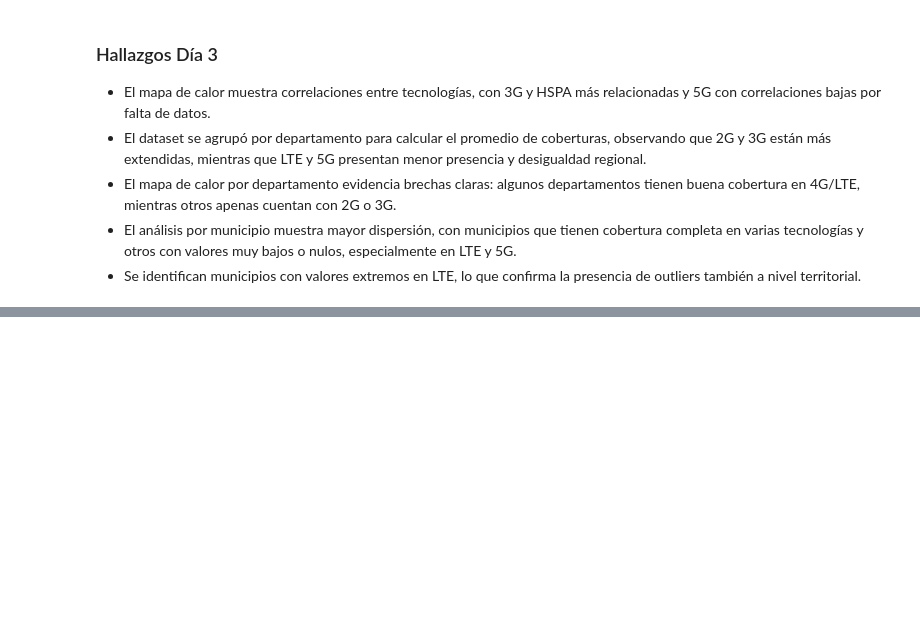
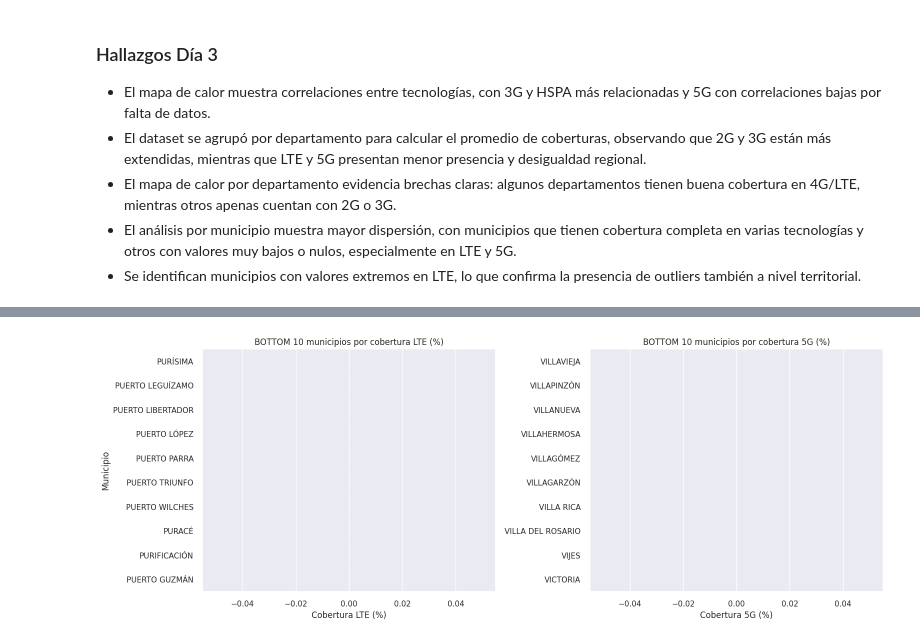
Before and after one commit to kevinbn12/PROYECTO-ANALITICA_DE_DATOS, a Jupyter notebook: data/processed/EDA.ipynb, the cells around one changed output, grey strips where cells are left out. Drawn from its saved outputs; the diff is of its cells as text; code cells hidden in the pictures; blank space fills up the shorter version.

```diff
--- a/data/processed/EDA.ipynb
+++ b/data/processed/EDA.ipynb
@@ -272,0 +400,18 @@ plt.show()
+# %%
+# barras BOTTOM 10 LTE y 5G
+fig, axes = plt.subplots(1, 2, figsize=(16,6))
+
+sns.barplot(x=bottom_mpio_lte["cobertura_lte"], y=bottom_mpio_lte.index, hue=bottom_mpio_lte.index, ax=axes[0], palette="Blues", legend=False)
+axes[0].set_title("BOTTOM 10 municipios por cobertura LTE (%)")
+axes[0].set_xlabel("Cobertura LTE (%)")
+axes[0].set_ylabel("Municipio")
+
+sns.barplot(x=bottom_mpio_5g["cobertura_5g"], y=bottom_mpio_5g.index, hue=bottom_mpio_5g.index, ax=axes[1], palette="Purples", legend=False)
+axes[1].set_title("BOTTOM 10 municipios por cobertura 5G (%)")
+axes[1].set_xlabel("Cobertura 5G (%)")
+axes[1].set_ylabel("")
+
+plt.tight_layout()
+plt.show()
+# %% [output]
+[figure, added]
```
Also changed, not shown: parts of 35 cells of this notebook.
